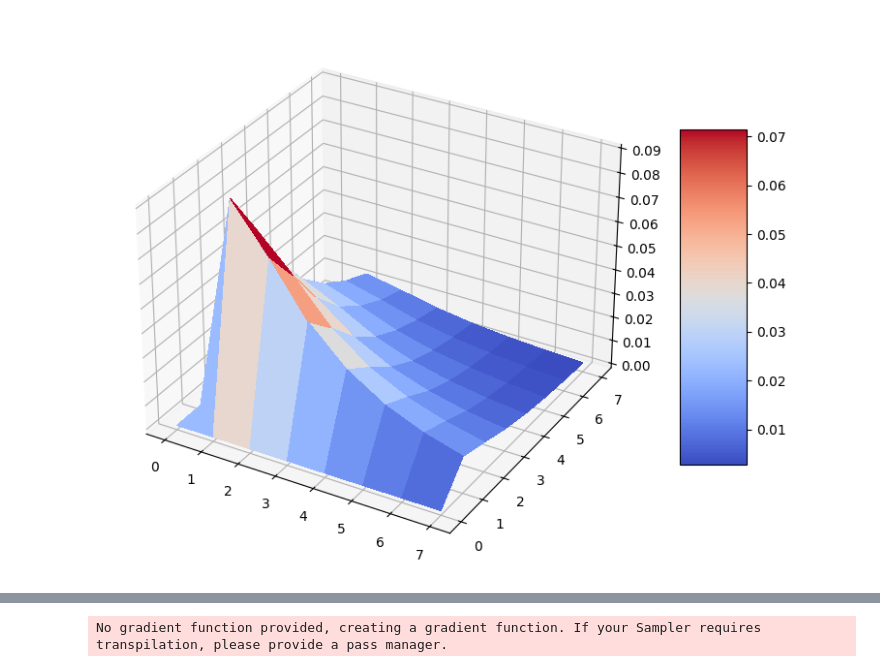
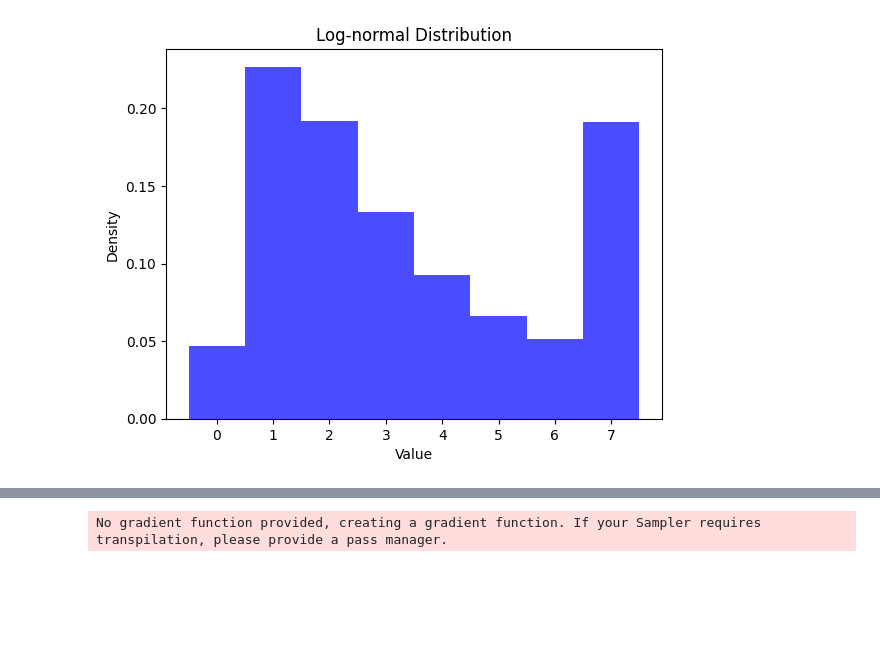
Before and after one commit to cdim31/Distribution-Learning-qGAN, a Jupyter notebook: project-trial.ipynb, the cells around one changed output, grey strips where cells are left out. Drawn from its saved outputs; the diff is of its cells as text; code cells hidden in the pictures; blank space fills up the shorter version.

```diff
--- a/project-trial.ipynb
+++ b/project-trial.ipynb
@@ -18,25 +18,47 @@ num_dim = 2
 num_discrete_values = 8
 # %%
 from scipy.stats import lognorm
+import numpy as np
+from scipy.stats import lognorm, triang, norm
 
+# Parameters
+n_samples = 20000
+lower_limit = 0
+upper_limit = 7
+
+# 1. Log-normal distribution (μ = 1, σ = 1)
+# Log-normal parameters: s = σ, scale = exp(μ)
+sigma = 1
+mu = 1
+rv = lognorm(s=sigma, scale=np.exp(mu))
+lognorm_samples = rv.rvs(size=n_samples)
+lognorm_samples = np.clip(lognorm_samples, lower_limit, upper_limit)  # Truncate
+lognorm_samples = np.round(lognorm_samples).astype(int)  # Round to integers
  # Create discrete coordinates in the given space
 coords = np.linspace(0, 7, num_discrete_values)
-rv = lognorm(s=1, scale=np.exp(1))
 grid_elements = np.transpose([np.tile(coords, len(coords)), np.repeat(coords, len(coords))])
 prob_data = rv.pdf(grid_elements[:, 0]) * rv.pdf(grid_elements[:, 1])
 prob_data = np.clip(prob_data, 0, None)  # Remove negative values
+# Add smoothing to avoid zeros
+epsilon = 1e-12
+prob_data = prob_data + epsilon
 prob_data = prob_data / np.sum(prob_data)
 # %%
 import matplotlib.pyplot as plt
 from matplotlib import cm
 
 mesh_x, mesh_y = np.meshgrid(coords, coords)
 grid_shape = (num_discrete_values, num_discrete_values)
 
-fig, ax = plt.subplots(figsize=(9, 9), subplot_kw={"projection": "3d"})
-prob_grid = np.reshape(prob_data, grid_shape)
-surf = ax.plot_surface(mesh_x, mesh_y, prob_grid, cmap=cm.coolwarm, linewidth=0, antialiased=False)
-fig.colorbar(surf, shrink=0.5, aspect=5)
+# fig, ax = plt.subplots(figsize=(9, 9), subplot_kw={"projection": "3d"})
+# prob_grid = np.reshape(prob_data, grid_shape)
+# surf = ax.plot_surface(mesh_x, mesh_y, prob_grid, cmap=cm.coolwarm, linewidth=0, antialiased=False)
+# fig.colorbar(surf, shrink=0.5, aspect=5)
+
+plt.hist(lognorm_samples, bins=np.arange(-0.5, 8.5), density=True, color='blue', alpha=0.7)
+plt.title('Log-normal Distribution')
+plt.xlabel('Value')
+plt.ylabel('Density')
 plt.show()
 # %% [output]
-[figure, old version]
+[figure, new version]
```
Also changed, not shown: parts of 7 cells of this notebook, 1 other file.
